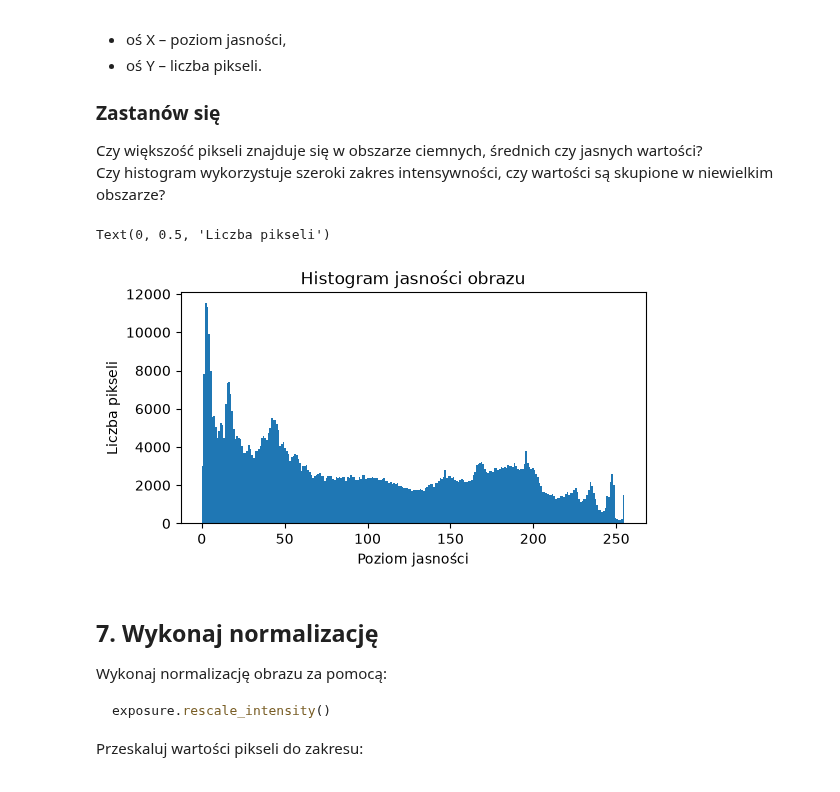
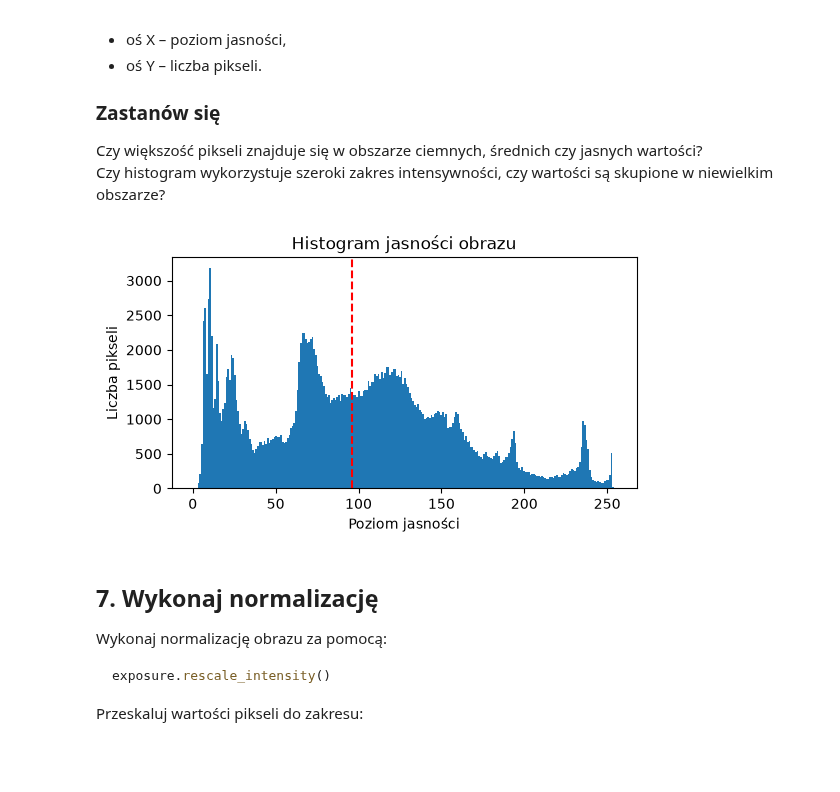
Before and after one commit to pawel2004/PAAOI_2026, a Jupyter notebook: lab1_zadanie_samodzielne.ipynb, the cells around one changed output. Saved outputs shown, nothing was run; the diff lists cells and outputs as text; code cells hidden in the pictures.

```diff
--- a/lab1_zadanie_samodzielne.ipynb
+++ b/lab1_zadanie_samodzielne.ipynb
@@ -279,17 +279,23 @@ Czy większość pikseli znajduje się w obszarze ciemnych, średnich czy jasnyc
 Czy histogram wykorzystuje szeroki zakres intensywności, czy wartości są skupione w niewielkim obszarze?
 # %%
 # Narysuj histogram obrazu w skali szarości
+def draw_hist(image, bins, range):
+    fig, ax = plt.subplots(figsize=(6, 3))
+    ax.hist(image.ravel(), bins=bins, range=range)
+
+    ax.axvline(np.median(image.ravel()), color="red", linestyle="dashed")
+
+    plt.title("Histogram jasności obrazu")
+    plt.xlabel("Poziom jasności")
+    plt.ylabel("Liczba pikseli")
+
+    plt.show()
+
 gray_8bit = (gray * 255).astype(np.uint8)
 
-fig, ax = plt.subplots(figsize=(6, 3))
-ax.hist(img.ravel(), bins=256, range=(0, 255))
-
-plt.title("Histogram jasności obrazu")
-plt.xlabel("Poziom jasności")
-plt.ylabel("Liczba pikseli")
+draw_hist(gray_8bit, 256, range=(0, 255))
 # %% [output]
-Text(0, 0.5, 'Liczba pikseli')
-[figure, old version]
+[figure, new version]
 # %% [markdown]
 ## 7. Wykonaj normalizację
 
```
Also changed, not shown: parts of 4 cells of this notebook.
